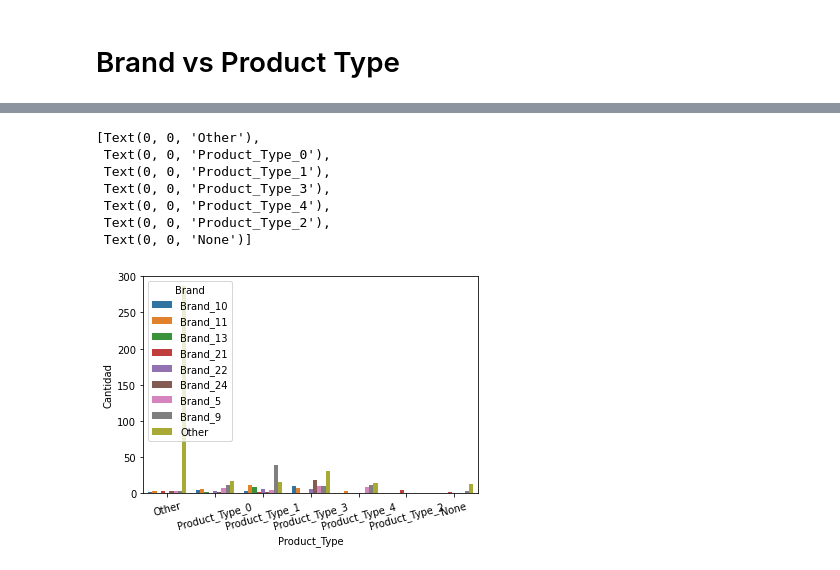
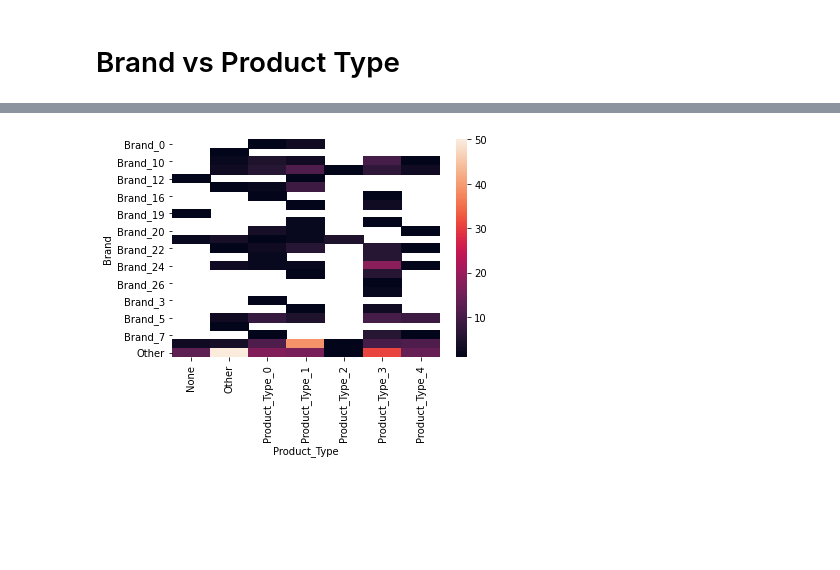
Before and after one commit to RiedelNicolas/75.06-2C2020-TP1, a Jupyter notebook: Brand Analysis.ipynb, the cells around one changed output, grey strips where cells are left out. Drawn from its saved outputs; the diff is of its cells as text; code cells hidden in the pictures; blank space fills up the shorter version.

Commit message:
Agrego unas cosas al analisis de brand

```diff
--- a/Brand Analysis.ipynb
+++ b/Brand Analysis.ipynb
@@ -124,0 +104,3 @@ brandVsProductType
+# %%
+brandVsProductType = opportunities.pivot_table(columns="Product_Type",index="Brand",values="Opportunity_ID",aggfunc="count")
+brandVsProductType
@@ -125,13 +126,6 @@ brandVsProductType
 # %%
-plot = sns.barplot(x="Product_Type",y="Cantidad",hue="Brand",data=brandVsProductType)
-plot.set_xticklabels(plot.get_xticklabels(), rotation=15)
+plot = sns.heatmap(data=brandVsProductType, vmax="50")
+#plot.set_xticklabels(plot.get_xticklabels(), rotation=15)
 #MEJORAR ESTE GRAFICO
 # %% [output]
-[Text(0, 0, 'Other'),
- Text(0, 0, 'Product_Type_0'),
- Text(0, 0, 'Product_Type_1'),
- Text(0, 0, 'Product_Type_3'),
- Text(0, 0, 'Product_Type_4'),
- Text(0, 0, 'Product_Type_2'),
- Text(0, 0, 'None')]
-[figure, old version]
+[figure, new version]
```
Also changed, not shown: parts of 5 cells of this notebook.
